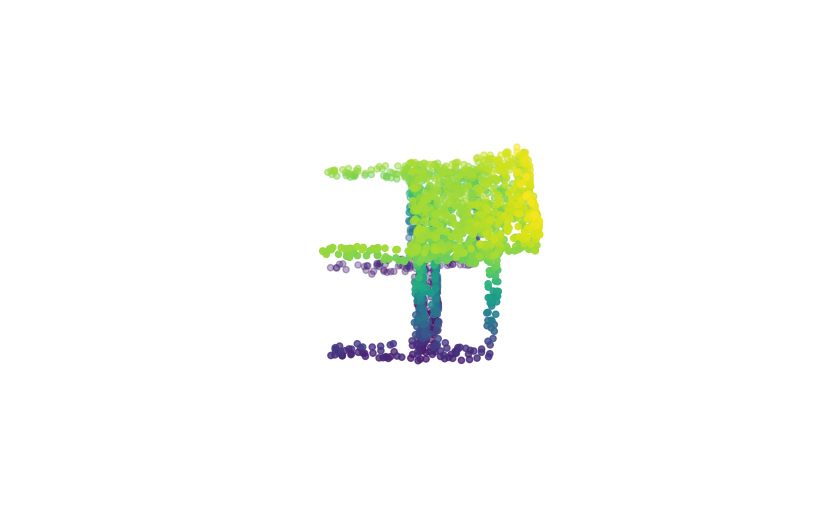
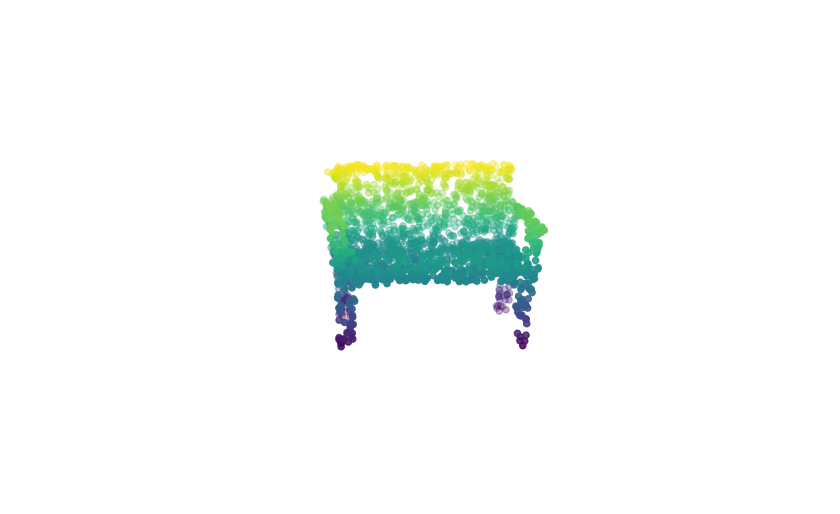
Before and after one commit to kristiyansakalyan/coarse-to-fine-shapes, a Jupyter notebook: visualizations_2.ipynb, the cells around one changed output. Cells and saved outputs as stored; diff of their text form; code cells hidden in the pictures.

Commit message:
Added rotations that finally make this chair visualization work

```diff
--- a/visualizations_2.ipynb
+++ b/visualizations_2.ipynb
@@ -6,6 +6,37 @@ import matplotlib
 import matplotlib.pyplot as plt
 import imageio
 %matplotlib widget
+# %%
+
+def rotate_point_cloud_x(point_cloud, angle_degrees):
+    angle_radians = np.radians(angle_degrees)
+    rotation_matrix = np.array([
+        [1, 0, 0],
+        [0, np.cos(angle_radians), -np.sin(angle_radians)],
+        [0, np.sin(angle_radians), np.cos(angle_radians)]
+    ])
+    rotated_points = np.dot(point_cloud, rotation_matrix.T)
+    return rotated_points
+
+def rotate_point_cloud_y(point_cloud, angle_degrees):
+    angle_radians = np.radians(angle_degrees)
+    rotation_matrix = np.array([
+        [np.cos(angle_radians), 0, np.sin(angle_radians)],
+        [0, 1, 0],
+        [-np.sin(angle_radians), 0, np.cos(angle_radians)]
+    ])
+    rotated_points = np.dot(point_cloud, rotation_matrix.T)
+    return rotated_points
+
+def rotate_point_cloud_z(point_cloud, angle_degrees):
+    angle_radians = np.radians(angle_degrees)
+    rotation_matrix = np.array([
+        [np.cos(angle_radians), -np.sin(angle_radians), 0],
+        [np.sin(angle_radians), np.cos(angle_radians), 0],
+        [0, 0, 1]
+    ])
+    rotated_points = np.dot(point_cloud, rotation_matrix.T)
+    return rotated_points
 # %%
 def load_pvd_output(filename: str) -> np.ndarray:
     """
@@ -81,28 +117,32 @@ visualize_pointcloud(chair)
 plt.savefig("chair.png")
 # %%
 point_cloud = chair
+
+point_cloud = rotate_point_cloud_y(point_cloud, -90)
+point_cloud = rotate_point_cloud_x(point_cloud, 90)
+
 # Setup plot
 fig = plt.figure()
 ax = fig.add_subplot(111, projection='3d')
 depth = point_cloud[:, 2]
 depth_colormap = plt.get_cmap('viridis')
 scatter = ax.scatter(point_cloud[:, 0], point_cloud[:, 1], point_cloud[:, 2], c=depth, cmap=depth_colormap)
 
 # Remove axis
 ax.set_xticks([])
 ax.set_yticks([])
 ax.set_zticks([])
 ax.axis('off')
 
 # Create frames
 frames = []
-for angle in range(0, 360, 2):  # Adjust range and step for different speed/number of frames
-    ax.view_init(30, angle)
+for angle in range(0, 360, 5):  # Adjust range and step for different speed/number of frames
+    ax.view_init(11, angle)
     filename = f"visuals/frame_{angle}.png"
     plt.savefig(filename, bbox_inches='tight', pad_inches=0)
     frames.append(imageio.imread(filename))
 
 # Create GIF
 imageio.mimsave('point_cloud_rotation.gif', frames, duration=40)
 # %% [output]
-[figure, old version]
+[figure, new version]
```
Also changed, not shown: parts of 2 cells of this notebook.
